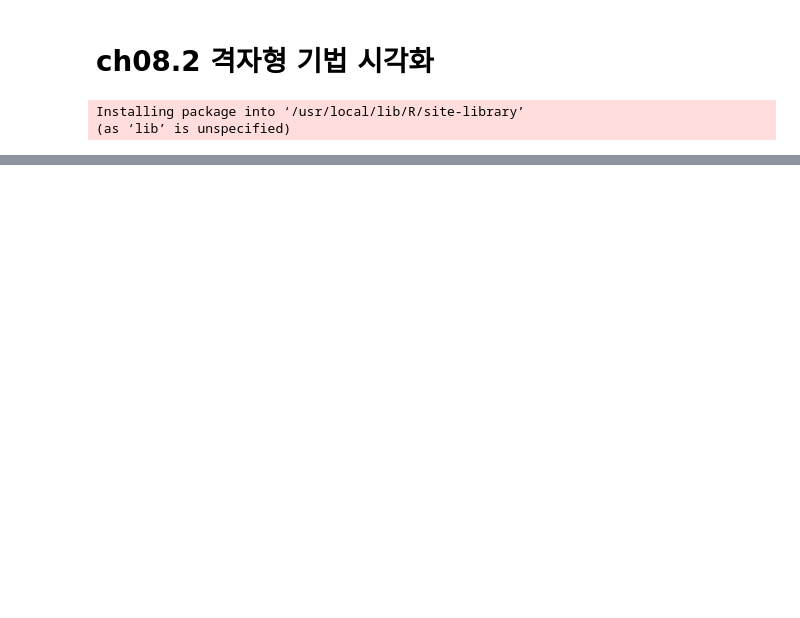
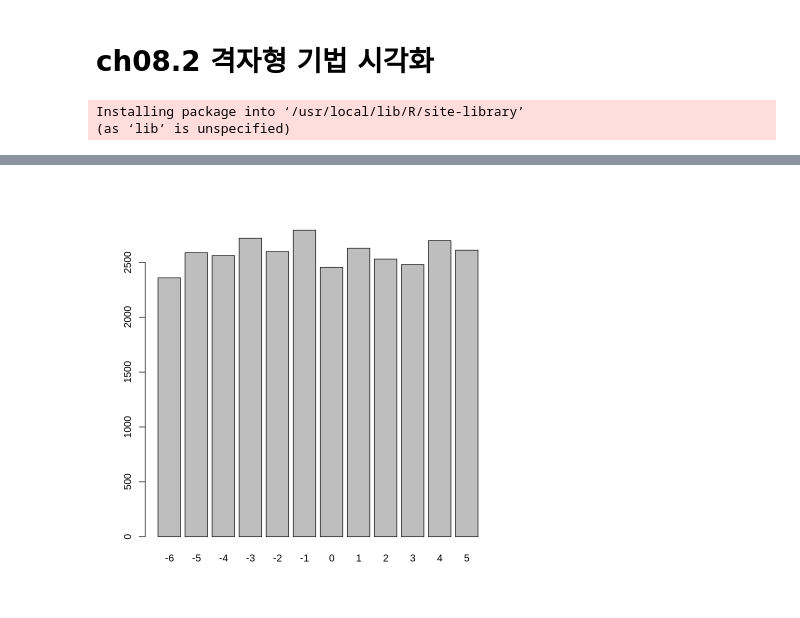
Before and after one commit to gyujin0450/RPRG_PartII, a Jupyter notebook: p233_격자형기법시각화.ipynb, the cells around one changed output, grey strips where cells are left out. Drawn from its saved outputs; the diff is of its cells as text; code cells hidden in the pictures; blank space fills up the shorter version.

```diff
--- a/p233_격자형기법시각화.ipynb
+++ b/p233_격자형기법시각화.ipynb
@@ -23,0 +63,4 @@ str(Chem97)
+# %%
+barplot(table(Chem97$age))
+# %% [output]
+[figure, added]
```
Also changed, not shown: parts of 49 cells of this notebook.
